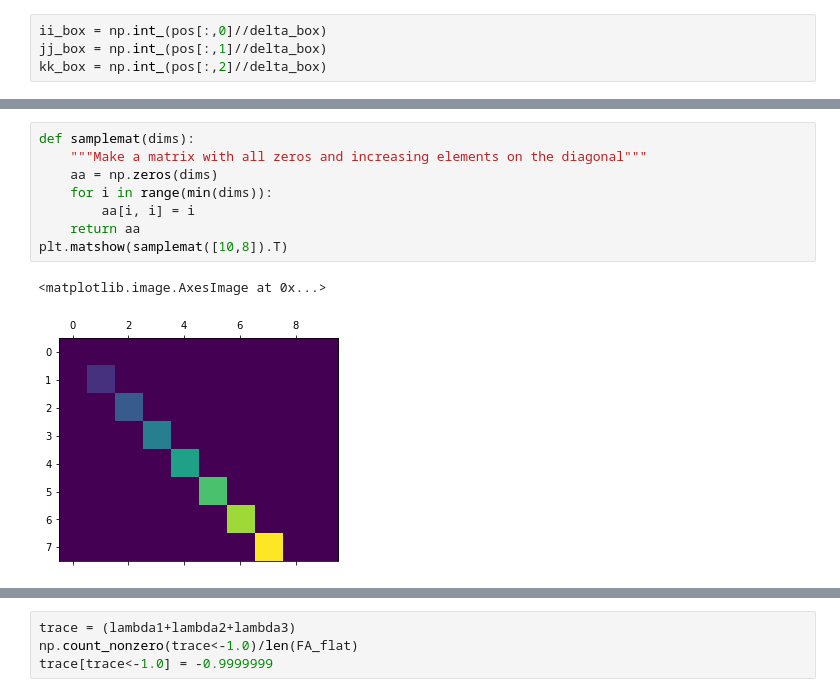
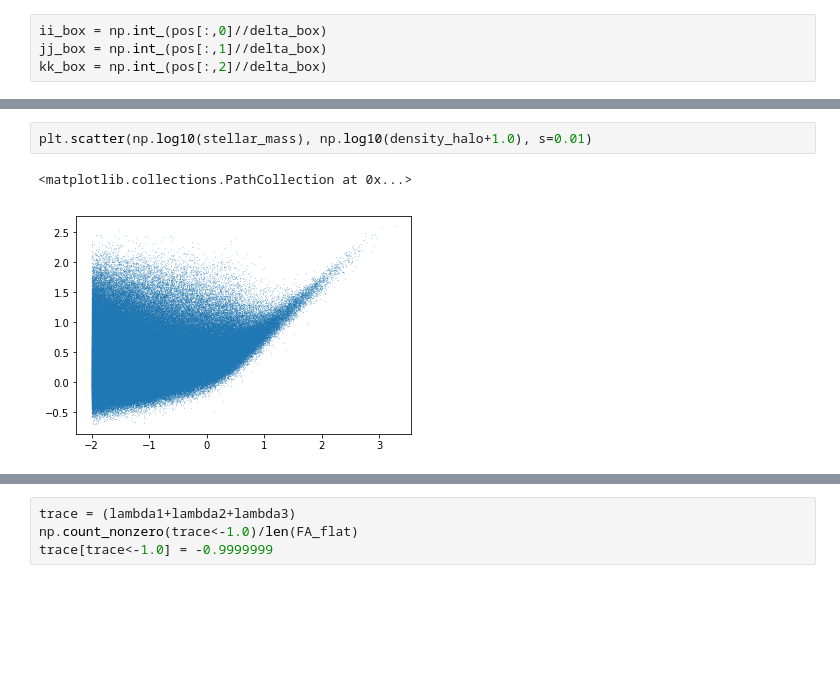
Before and after one commit to forero/IllustrisWeb, a Jupyter notebook: plot_galaxies_in_web.ipynb, the cells around one changed output, grey strips where cells are left out. Saved outputs shown, nothing was run; the diff lists cells and outputs as text; blank space fills up the shorter version.

```diff
--- a/plot_galaxies_in_web.ipynb
+++ b/plot_galaxies_in_web.ipynb
@@ -73,11 +80,5 @@ plt.imshow(np.log10(my_slice +1.0))
-# %%
-def samplemat(dims):
-    """Make a matrix with all zeros and increasing elements on the diagonal"""
-    aa = np.zeros(dims)
-    for i in range(min(dims)):
-        aa[i, i] = i
-    return aa
-plt.matshow(samplemat([10,8]).T)
-# %% [output]
-<matplotlib.image.AxesImage at 0x...>
-[figure, removed]
+# %%
+plt.scatter(np.log10(stellar_mass), np.log10(density_halo+1.0), s=0.01)
+# %% [output]
+<matplotlib.collections.PathCollection at 0x...>
+[figure, added]
```
Also changed, not shown: parts of 14 cells of this notebook.
